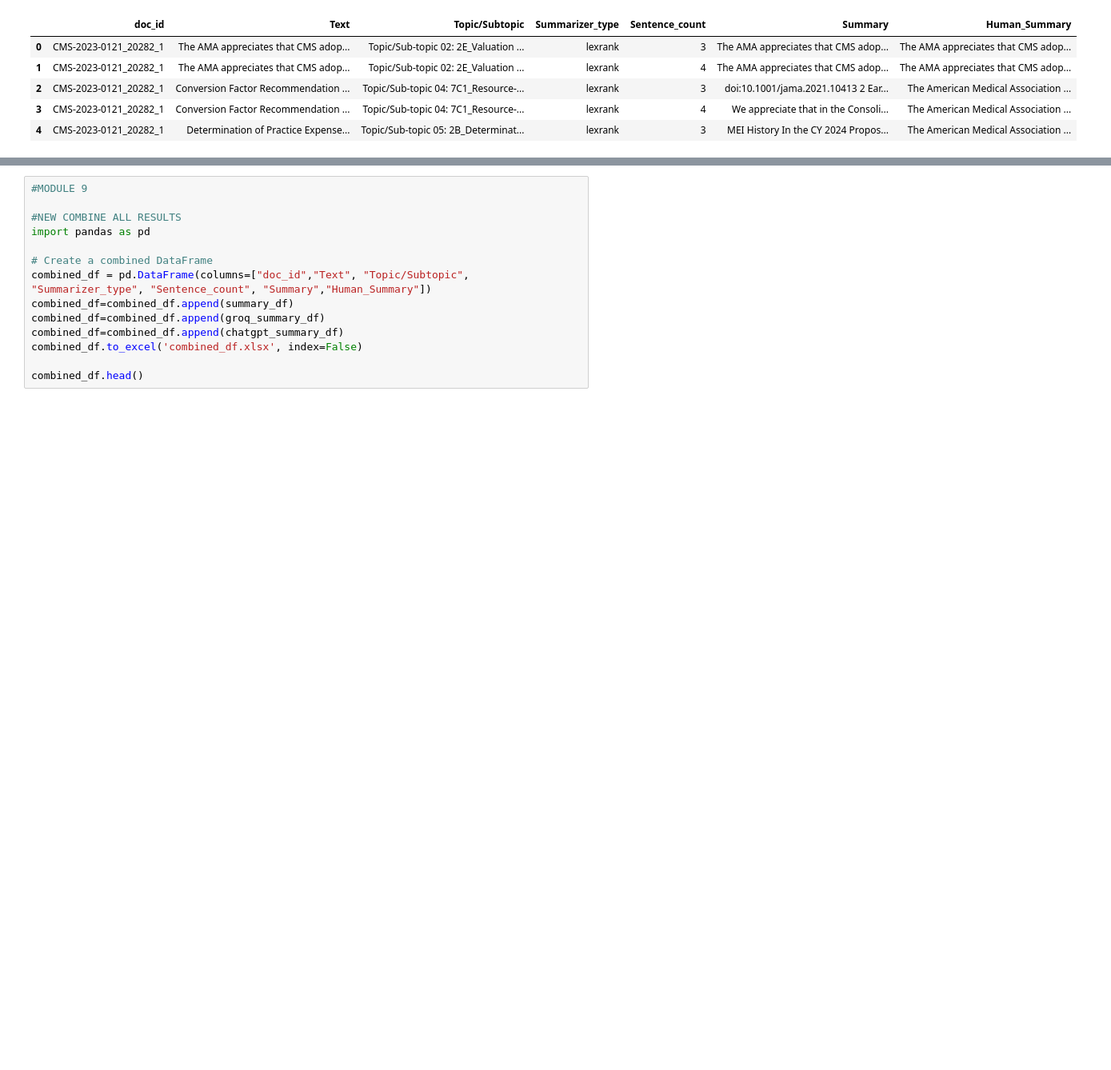
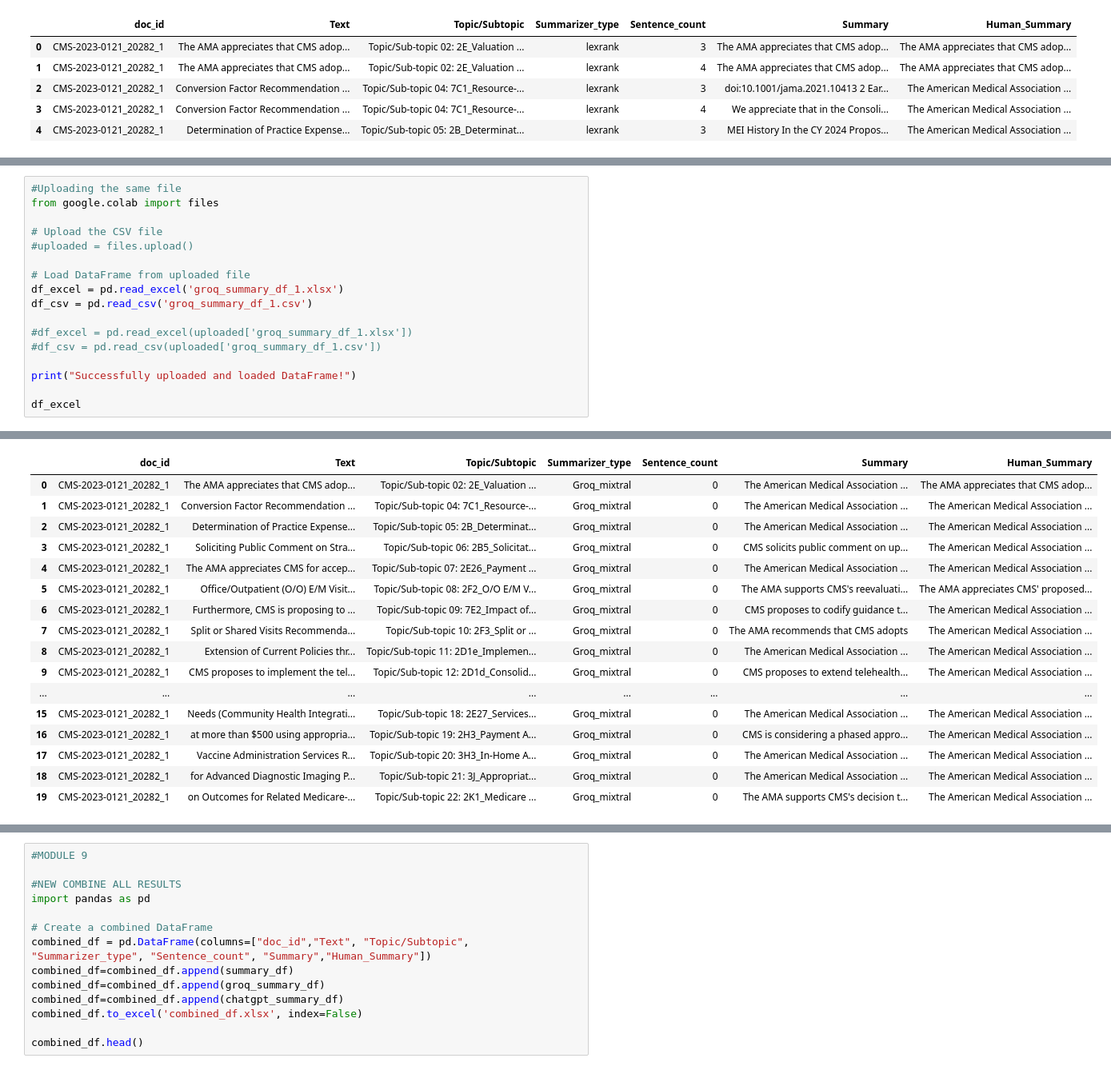
Before and after one commit to dscott-tantustech/ab_test_guide_in_python, a Jupyter notebook: Text_Summarization_Sprint22.ipynb, the cells around one changed output, grey strips where cells are left out. Shown at 80% size. Saved outputs shown, nothing was run; the diff lists cells and outputs as text; blank space fills up the shorter version.

```diff
--- a/Text_Summarization_Sprint22.ipynb
+++ b/Text_Summarization_Sprint22.ipynb
@@ -433,0 +477,18 @@ RateLimitError: Error code: 429 - {'error': {'message': 'Rate Limit Exceeded', '
+# %%
+#Uploading the same file
+from google.colab import files
+
+# Upload the CSV file
+#uploaded = files.upload()
+
+# Load DataFrame from uploaded file
+df_excel = pd.read_excel('groq_summary_df_1.xlsx')
+df_csv = pd.read_csv('groq_summary_df_1.csv')
+
+#df_excel = pd.read_excel(uploaded['groq_summary_df_1.xlsx'])
+#df_csv = pd.read_csv(uploaded['groq_summary_df_1.csv'])
+
+print("Successfully uploaded and loaded DataFrame!")
+
+df_excel
+# %% [output]
@@ -434,3 +496,20 @@ RateLimitError: Error code: 429 - {'error': {'message': 'Rate Limit Exceeded', '
+|  | doc_id | Text | Topic/Subtopic | Summarizer_type | Sentence_count | Summary | Human_Summary |
+| 0 | CMS-2023-0121_20282_1 | The AMA appreciates that CMS adop... | Topic/Sub-topic 02: 2E_Valuation ... | Groq_mixtral | 0 | The American Medical Association ... | The AMA appreciates that CMS adop... |
+| 1 | CMS-2023-0121_20282_1 | Conversion Factor Recommendation ... | Topic/Sub-topic 04: 7C1_Resource-... | Groq_mixtral | 0 | The American Medical Association ... | The American Medical Association ... |
+| 2 | CMS-2023-0121_20282_1 | Determination of Practice Expense... | Topic/Sub-topic 05: 2B_Determinat... | Groq_mixtral | 0 | The American Medical Association ... | The American Medical Association ... |
+| 3 | CMS-2023-0121_20282_1 | Soliciting Public Comment on Stra... | Topic/Sub-topic 06: 2B5_Solicitat... | Groq_mixtral | 0 | CMS solicits public comment on up... | The American Medical Association ... |
+| 4 | CMS-2023-0121_20282_1 | The AMA appreciates CMS for accep... | Topic/Sub-topic 07: 2E26_Payment ... | Groq_mixtral | 0 | The American Medical Association ... | The American Medical Association ... |
+| 5 | CMS-2023-0121_20282_1 | Office/Outpatient (O/O) E/M Visit... | Topic/Sub-topic 08: 2F2_O/O E/M V... | Groq_mixtral | 0 | The AMA supports CMS's reevaluati... | The AMA appreciates CMS' proposed... |
+| 6 | CMS-2023-0121_20282_1 | Furthermore, CMS is proposing to ... | Topic/Sub-topic 09: 7E2_Impact of... | Groq_mixtral | 0 | CMS proposes to codify guidance t... | The American Medical Association ... |
+| 7 | CMS-2023-0121_20282_1 | Split or Shared Visits Recommenda... | Topic/Sub-topic 10: 2F3_Split or ... | Groq_mixtral | 0 | The AMA recommends that CMS adopts | The American Medical Association ... |
+| 8 | CMS-2023-0121_20282_1 | Extension of Current Policies thr... | Topic/Sub-topic 11: 2D1e_Implemen... | Groq_mixtral | 0 | The American Medical Association ... | The American Medical Association ... |
+| 9 | CMS-2023-0121_20282_1 | CMS proposes to implement the tel... | Topic/Sub-topic 12: 2D1d_Consolid... | Groq_mixtral | 0 | CMS proposes to extend telehealth... | The American Medical Association ... |
+| ... | ... | ... | ... | ... | ... | ... | ... |
+| 15 | CMS-2023-0121_20282_1 | Needs (Community Health Integrati... | Topic/Sub-topic 18: 2E27_Services... | Groq_mixtral | 0 | The American Medical Association ... | The American Medical Association ... |
+| 16 | CMS-2023-0121_20282_1 | at more than $500 using appropria... | Topic/Sub-topic 19: 2H3_Payment A... | Groq_mixtral | 0 | CMS is considering a phased appro... | The American Medical Association ... |
+| 17 | CMS-2023-0121_20282_1 | Vaccine Administration Services R... | Topic/Sub-topic 20: 3H3_In-Home A... | Groq_mixtral | 0 | The American Medical Association ... | The American Medical Association ... |
+| 18 | CMS-2023-0121_20282_1 | for Advanced Diagnostic Imaging P... | Topic/Sub-topic 21: 3J_Appropriat... | Groq_mixtral | 0 | The American Medical Association ... | The American Medical Association ... |
+| 19 | CMS-2023-0121_20282_1 | on Outcomes for Related Medicare-... | Topic/Sub-topic 22: 2K1_Medicare ... | Groq_mixtral | 0 | The AMA supports CMS's decision t... | The American Medical Association ... |
 # %%
 # Module 8: ChatGPT
 #!pip install openai
```
Also changed, not shown: parts of 8 cells of this notebook.
